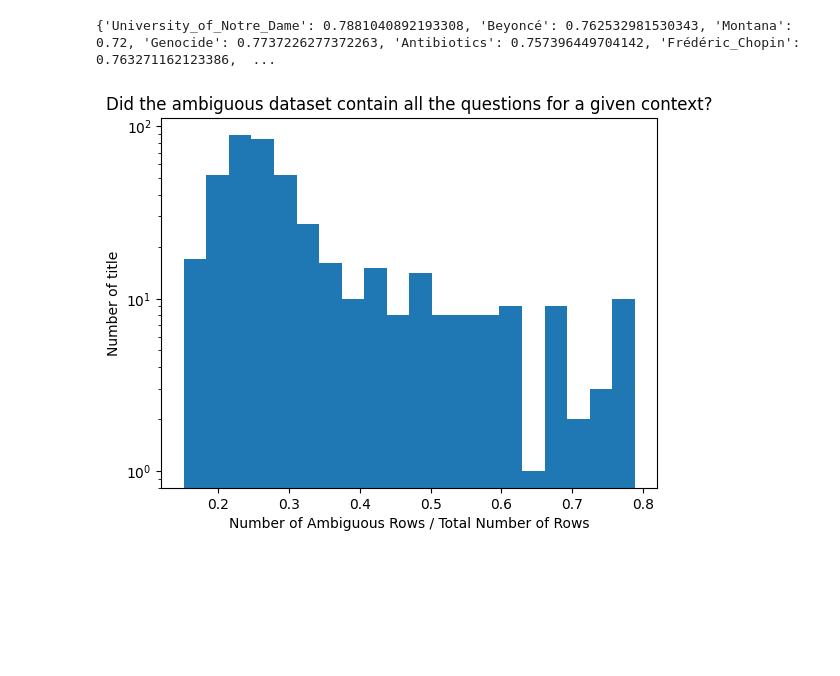
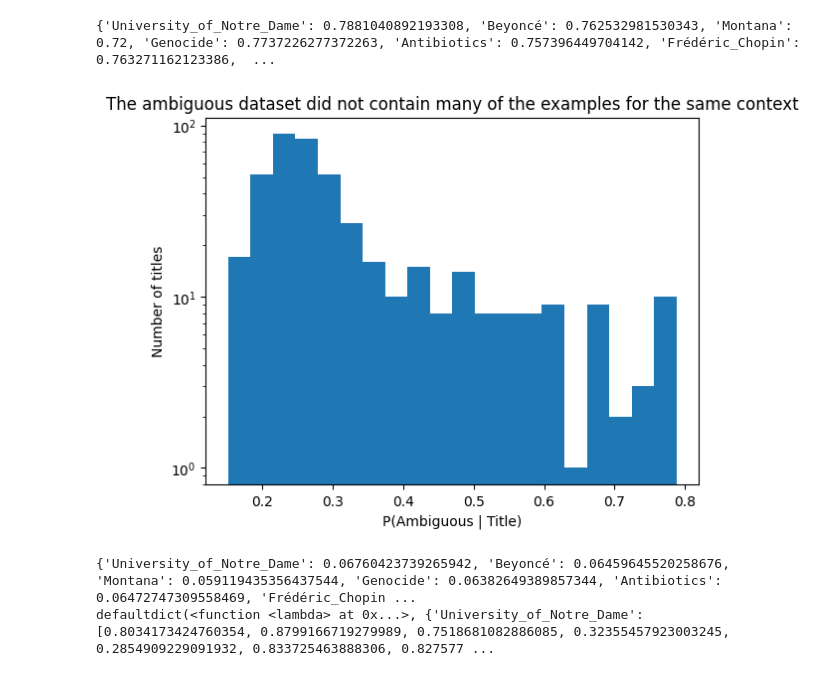
Before and after one commit to jadrouil/fp-dataset-artifacts, a Jupyter notebook: NLP_Final.ipynb, the cells around one changed output. Saved outputs shown, nothing was run; the diff lists cells and outputs as text; code cells hidden in the pictures; blank space fills up the shorter version.

Commit message:
triple dataset

```diff
--- a/NLP_Final.ipynb
+++ b/NLP_Final.ipynb
@@ -368,7 +368,10 @@ eval_metrics.json  off.jsonl               tokenizer_config.json    vocab.txt
 # Dataset Cartography
 # %%
 import json
-f = open('../gdrive/MyDrive/NLP_Final/default/cartography.json', encoding="utf-8", mode="r")
+import os
+# PATH = "../gdrive/MyDrive/NLP_Final/default/"
+PATH = ""
+f = open(os.path.join(PATH, 'cartography.json'), encoding="utf-8", mode="r")
 
 
 losses = json.loads(f.read())
@@ -690,7 +693,7 @@ for i, t in enumerate(squad_train["titles"]):
         continue
     num_title_instances_for_filter[t] += 1
 # %%
-fraction_of_questions_for_context_included = {t: num_title_instances_for_filter[t] / total for t, total in num_title_instances.items()}
+fraction_of_questions_for_context_included = {t: count / num_title_instances[t] for t, count in num_title_instances_for_filter.items()}
 # %%
 print(fraction_of_questions_for_context_included)
 # %% [output]
@@ -698,11 +701,30 @@ print(fraction_of_questions_for_context_included)
 # %%
 from matplotlib import pyplot as plt
 # prompt: create a bar charts to visualize the density of values
 
 plt.hist(list(fraction_of_questions_for_context_included.values()), bins=20, log=True)
-plt.xlabel("Number of Ambiguous Rows / Total Number of Rows")
-plt.ylabel("Number of title")
-plt.title("Did the ambiguous dataset contain all the questions for a given context?")
+plt.xlabel("P(Ambiguous | Title)")
+plt.ylabel("Number of titles")
+plt.title("The ambiguous dataset did not contain many of the examples for the same context")
 plt.show()
 # %% [output]
-[figure, old version]
+[figure, new version]
+# %%
+# Rank the titles by their ambiguity
+
+variance_scores_by_title = defaultdict(lambda: [])
+prob_of_correct_by_title = defaultdict(lambda: [])
+for i, (m, v) in enumerate(zip(means, variance)):
+    t = squad_train[i]["titles"]
+    variance_scores_by_title[t].append(v)
+    prob_of_correct_by_title[t].append(m)
+
+
+average_variance = {title: sum(vs)/len(vs) for title, vs in variance_scores_by_title.items() }
+average_prob = {title: sum(ms)/len(ms) for title, ms in prob_of_correct_by_title.items() }
+
+print(average_variance)
+print(average_prob)
+# %% [output]
+{'University_of_Notre_Dame': 0.06760423739265942, 'Beyoncé': 0.06459645520258676, 'Montana': 0.059119435356437544, 'Genocide': 0.06382649389857344, 'Antibiotics': 0.06472747309558469, 'Frédéric_Chopin ...
+defaultdict(<function <lambda> at 0x...>, {'University_of_Notre_Dame': [0.8034173424760354, 0.8799166719279989, 0.7518681082886085, 0.32355457923003245, 0.2854909229091932, 0.833725463888306, 0.827577 ...
```
Also changed, not shown: parts of 6 cells of this notebook, 3 other files.
